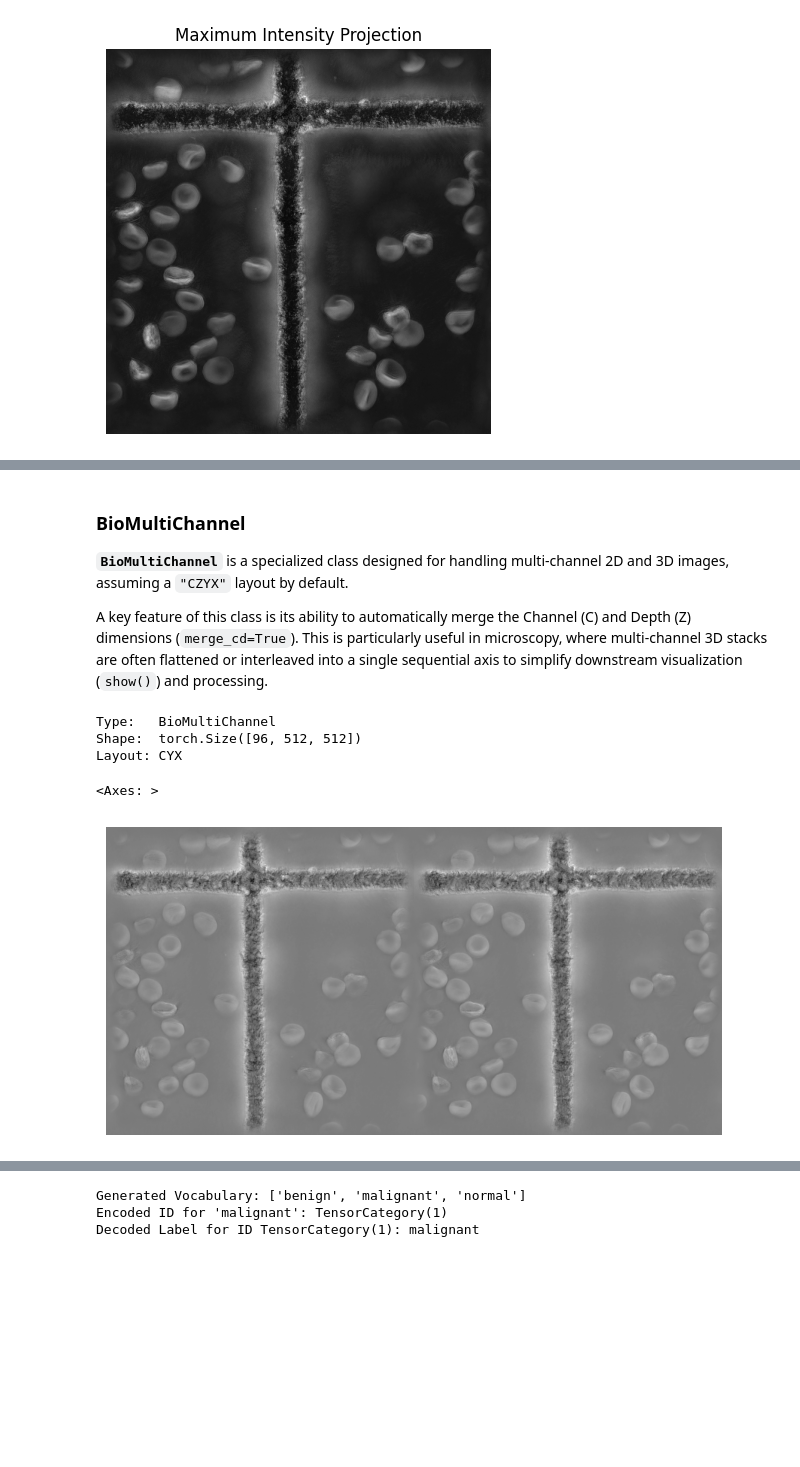
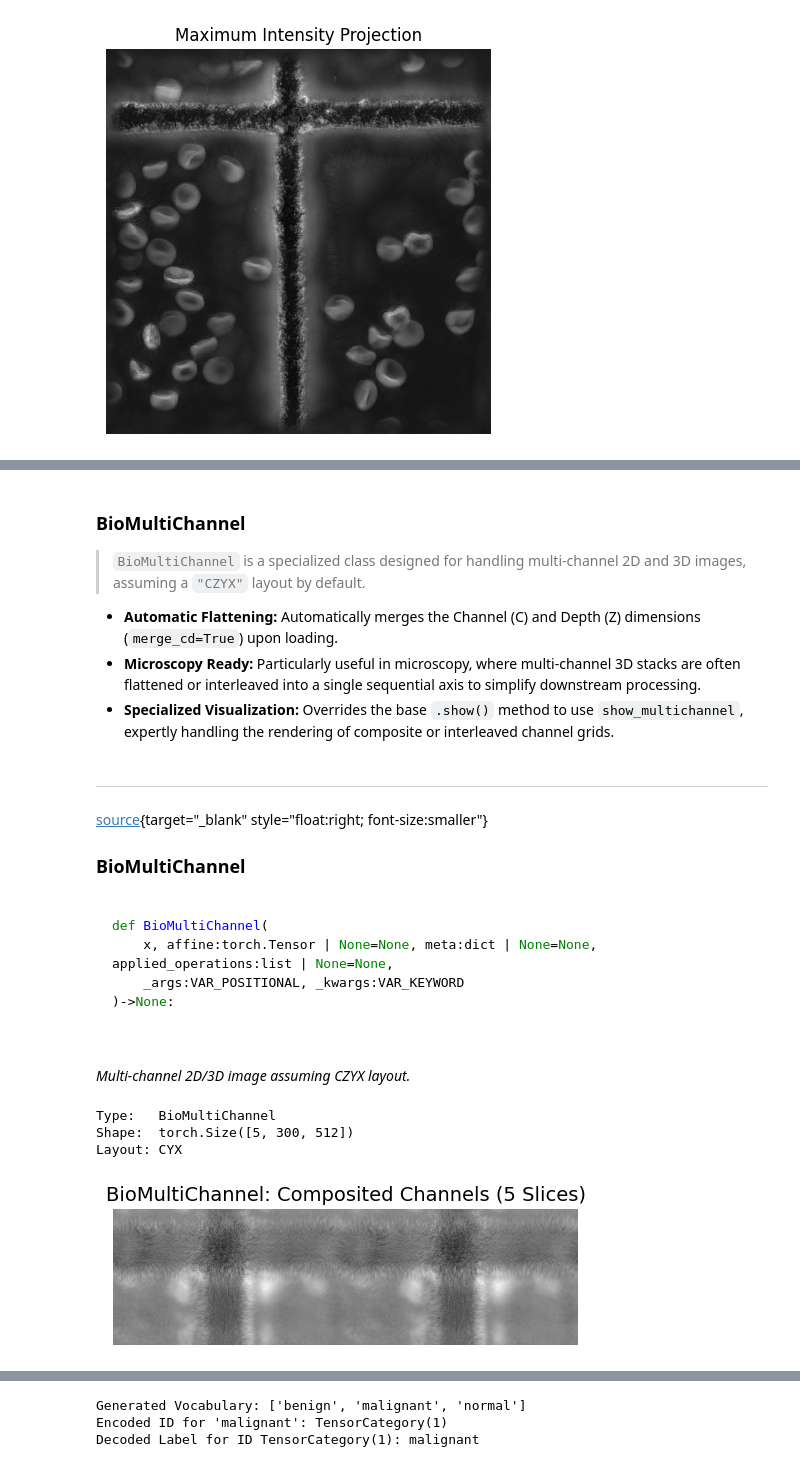
Before and after one commit to deepCLEM/bioMONAI, a Jupyter notebook: nbs/021_data.core.ipynb, the cells around one changed output, grey strips where cells are left out. Drawn from its saved outputs; the diff is of its cells as text; code cells hidden in the pictures; blank space fills up the shorter version.

````diff
--- a/nbs/021_data.core.ipynb
+++ b/nbs/021_data.core.ipynb
@@ -711,9 +972,10 @@ test_eq(test_biovideo(), "BioVideo tests passed")
 # %% [markdown]
 ### BioMultiChannel
+> `BioMultiChannel` is a specialized class designed for handling multi-channel 2D and 3D images, assuming a `"CZYX"` layout by default.
 
-**`BioMultiChannel`** is a specialized class designed for handling multi-channel 2D and 3D images, assuming a `"CZYX"` layout by default.
-
-A key feature of this class is its ability to automatically merge the Channel (C) and Depth (Z) dimensions (`merge_cd=True`). This is particularly useful in microscopy, where multi-channel 3D stacks are often flattened or interleaved into a single sequential axis to simplify downstream visualization (`show()`) and processing.
+* **Automatic Flattening:** Automatically merges the Channel (C) and Depth (Z) dimensions (`merge_cd=True`) upon loading.
+* **Microscopy Ready:** Particularly useful in microscopy, where multi-channel 3D stacks are often flattened or interleaved into a single sequential axis to simplify downstream processing.
+* **Specialized Visualization:** Overrides the base `.show()` method to use `show_multichannel`, expertly handling the rendering of composite or interleaved channel grids.
 # %%
 #| export
 class BioMultiChannel(BioImageBase):
@@ -784,30 +1046,57 @@ class BioMultiChannel(BioImageBase):
 
     def show(self, ctx=None, **kwargs):
         return show_multichannel(self, ctx=ctx, **merge(self._show_args, kwargs))
+# %%
+show_doc(BioMultiChannel)
+# %% [output]
+---
+
+[source](https://github.com/deepCLEM/bioMONAI/blob/main/bioMONAI/data/core.py#L301){target="_blank" style="float:right; font-size:smaller"}
+
+### BioMultiChannel
+
+```python
+
+def BioMultiChannel(
+    x, affine:torch.Tensor | None=None, meta:dict | None=None, applied_operations:list | None=None,
+    _args:VAR_POSITIONAL, _kwargs:VAR_KEYWORD
+)->None:
+
+
+```
+
+*Multi-channel 2D/3D image assuming CZYX layout.*
 # %%
 # Example: Loading and flattening a multi-channel 3D stack
 import warnings
+import matplotlib.pyplot as plt
 
 image_path = './data_examples/example_tiff.tiff'
 
 with warnings.catch_warnings():
     warnings.simplefilter("ignore")
 
-    # Load the image, automatically merging Channels and Z-depth
-    image_mlt = BioMultiChannel.from_source(image_path)
+    # Load a subset of the image (First 5 Z-slices).
+    # BioMultiChannel will automatically merge the C and Z-depth dimensions.
+    image_mlt = BioMultiChannel.from_source(
+        image_path,
+        ind_dict={'Z': range(5), 'Y': slice(0, 300)}
+    )
 
     print(f"Type:   {type(image_mlt).__name__}")
     print(f"Shape:  {image_mlt.shape}")
     print(f"Layout: {image_mlt.meta.get('layout')}")
 
-# Display the multi-channel sequence
-image_mlt.show()
+# Display the composited multi-channel image
+# Using a square figsize since show_multichannel overlays them into a single view
+image_mlt.show(figsize=(6, 6))
+plt.title("BioMultiChannel: Composited Channels (5 Slices)", fontsize=14)
+plt.show()
 # %% [output]
 Type:   BioMultiChannel
-Shape:  torch.Size([96, 512, 512])
+Shape:  torch.Size([5, 300, 512])
 Layout: CYX
-<Axes: >
-[figure, old version]
+[figure, new version]
 # %%
 #| hide
 from fastcore.test import test_eq
````
Also changed, not shown: parts of 34 cells of this notebook.
